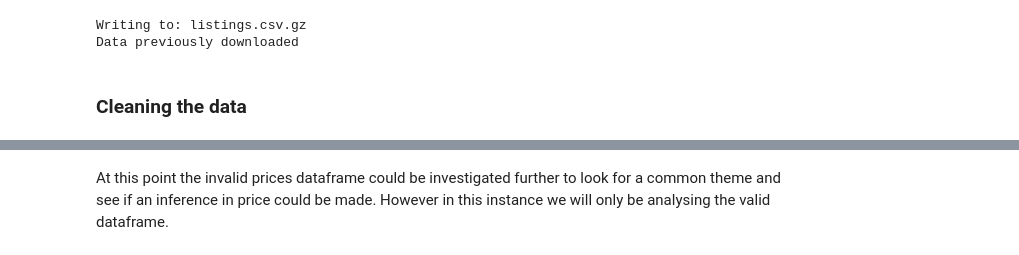
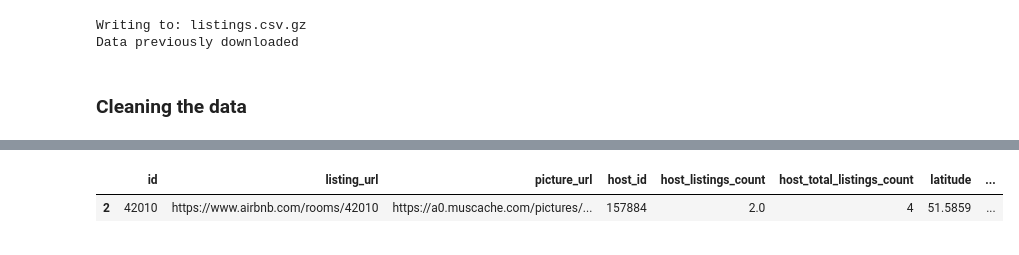
Before and after one commit to a-saveleva/FSDS_Slap, a Jupyter notebook: Inside_Airbnb.ipynb, the cells around one changed output, grey strips where cells are left out. Cells and saved outputs as stored; diff of their text form; code cells hidden in the pictures.

```diff
--- a/Inside_Airbnb.ipynb
+++ b/Inside_Airbnb.ipynb
@@ -358,3 +369,6 @@ False       9121
 Name: count, dtype: int64
-# %% [markdown]
-At this point the invalid prices dataframe could be investigated further to look for a common theme and see if an inference in price could be made.  However in this instance we will only be analysing the valid dataframe.
+# %%
+df_valid_nodups.head(1)
+# %% [output]
+|  | id | listing_url | picture_url | host_id | host_listings_count | host_total_listings_count | latitude | ... |
+| 2 | 42010 | https://www.airbnb.com/rooms/42010 | https://a0.muscache.com/pictures/... | 157884 | 2.0 | 4 | 51.5859 | ... |
```
Also changed, not shown: parts of 22 cells of this notebook, 1 other file.
